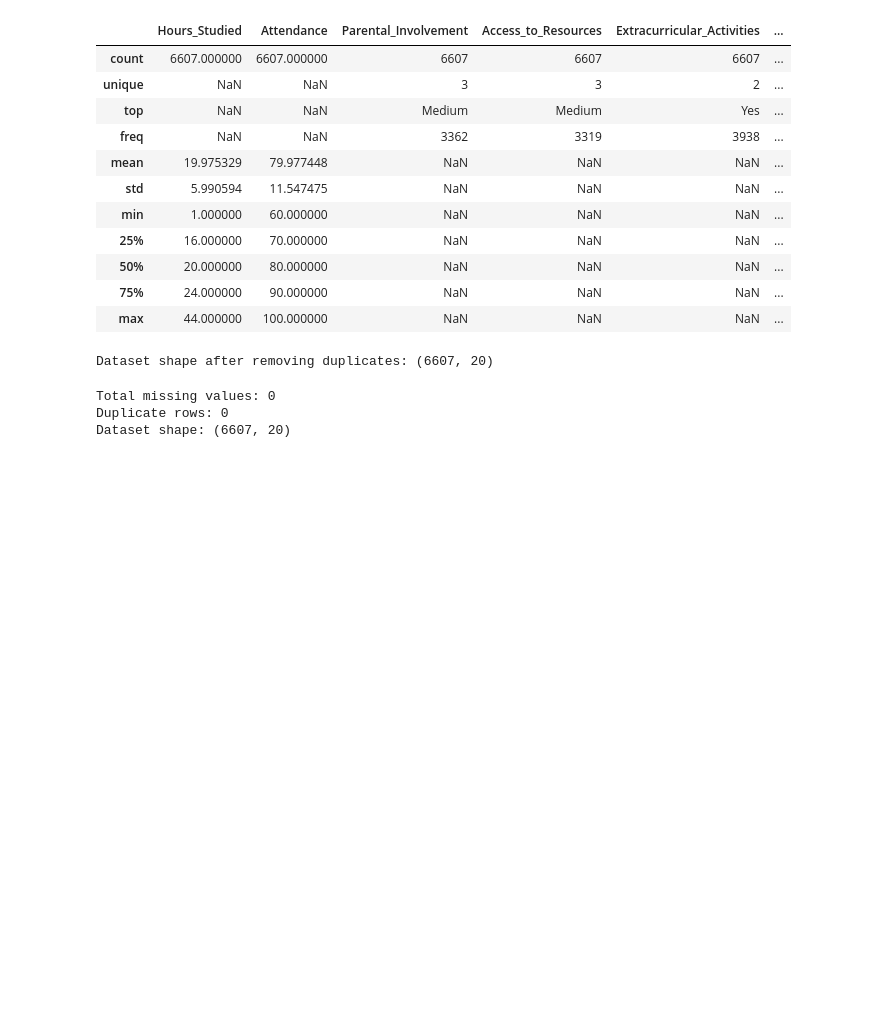
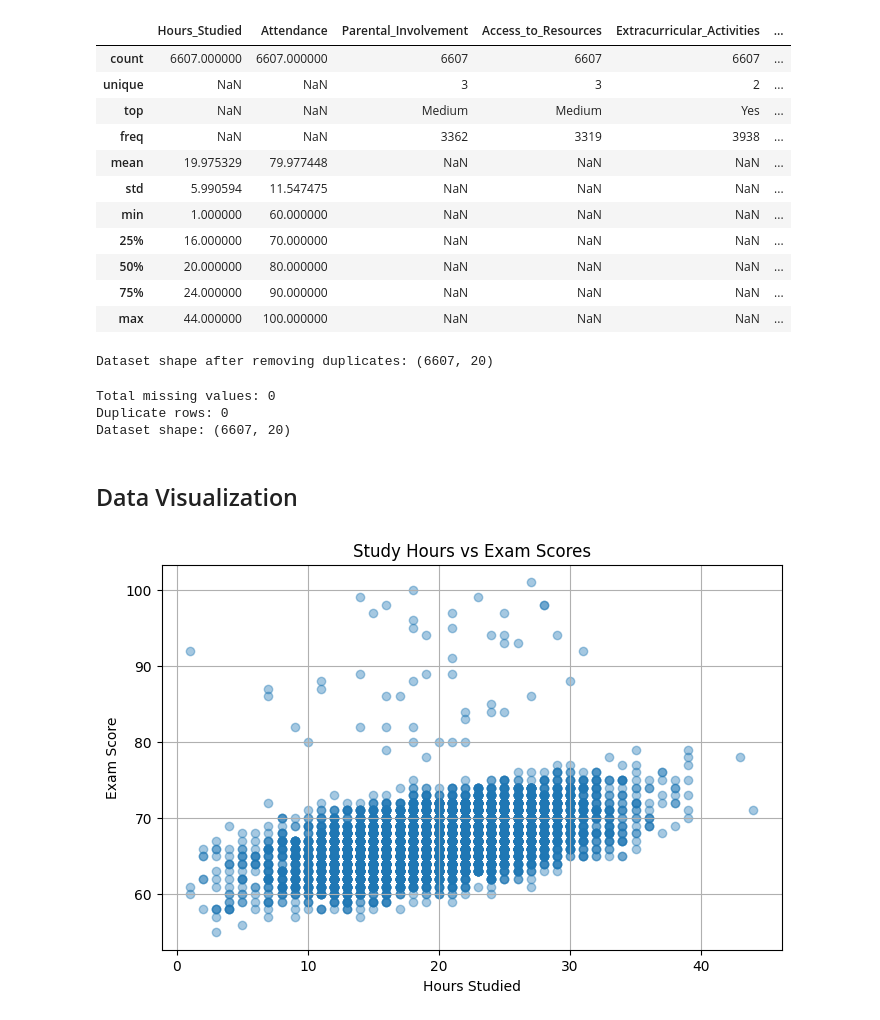
Before and after one commit to asmipandey18/Elevvo_Ml_Internship, a Jupyter notebook: Student_score_prediction.ipynb, the cells around one changed output. Drawn from its saved outputs; the diff is of its cells as text; code cells hidden in the pictures; blank space fills up the shorter version.

Commit message:
Task1 : Student Score Prediction

```diff
--- a/Student_score_prediction.ipynb
+++ b/Student_score_prediction.ipynb
@@ -98,3 +98,25 @@ print("Dataset shape:", df.shape)
 Total missing values: 0
 Duplicate rows: 0
 Dataset shape: (6607, 20)
+# %% [markdown]
+## Data Visualization
+# %%
+## 1. Study Hours vs Exam Scores
+import matplotlib.pyplot as plt
+
+plt.figure(figsize=(8, 5))
+
+plt.scatter(
+    df["Hours_Studied"],
+    df["Exam_Score"],
+    alpha=0.4
+)
+
+plt.title("Study Hours vs Exam Scores")
+plt.xlabel("Hours Studied")
+plt.ylabel("Exam Score")
+plt.grid(True)
+
+plt.show()
+# %% [output]
+[figure, added]
```
Also changed, not shown: parts of 8 cells of this notebook.
